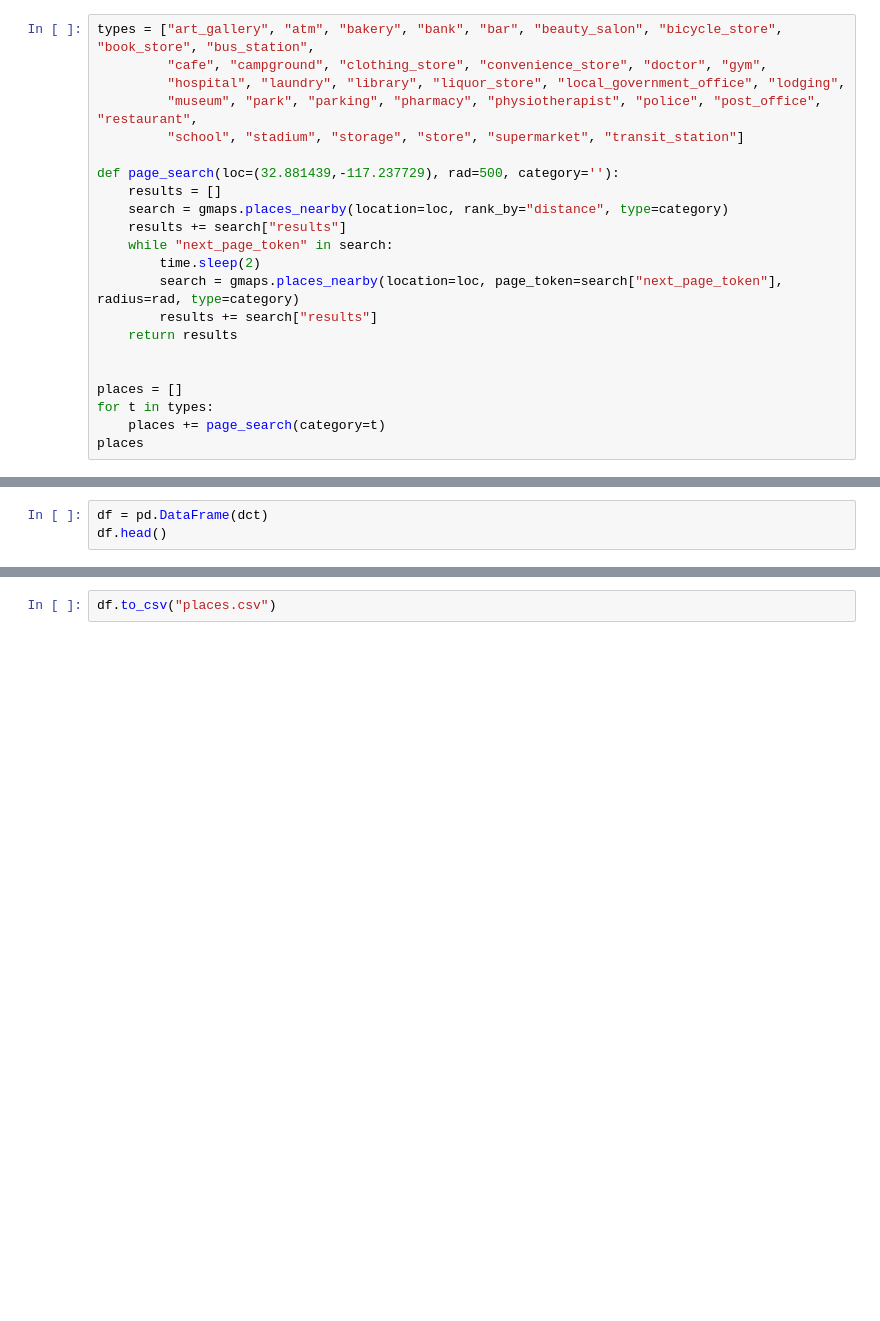
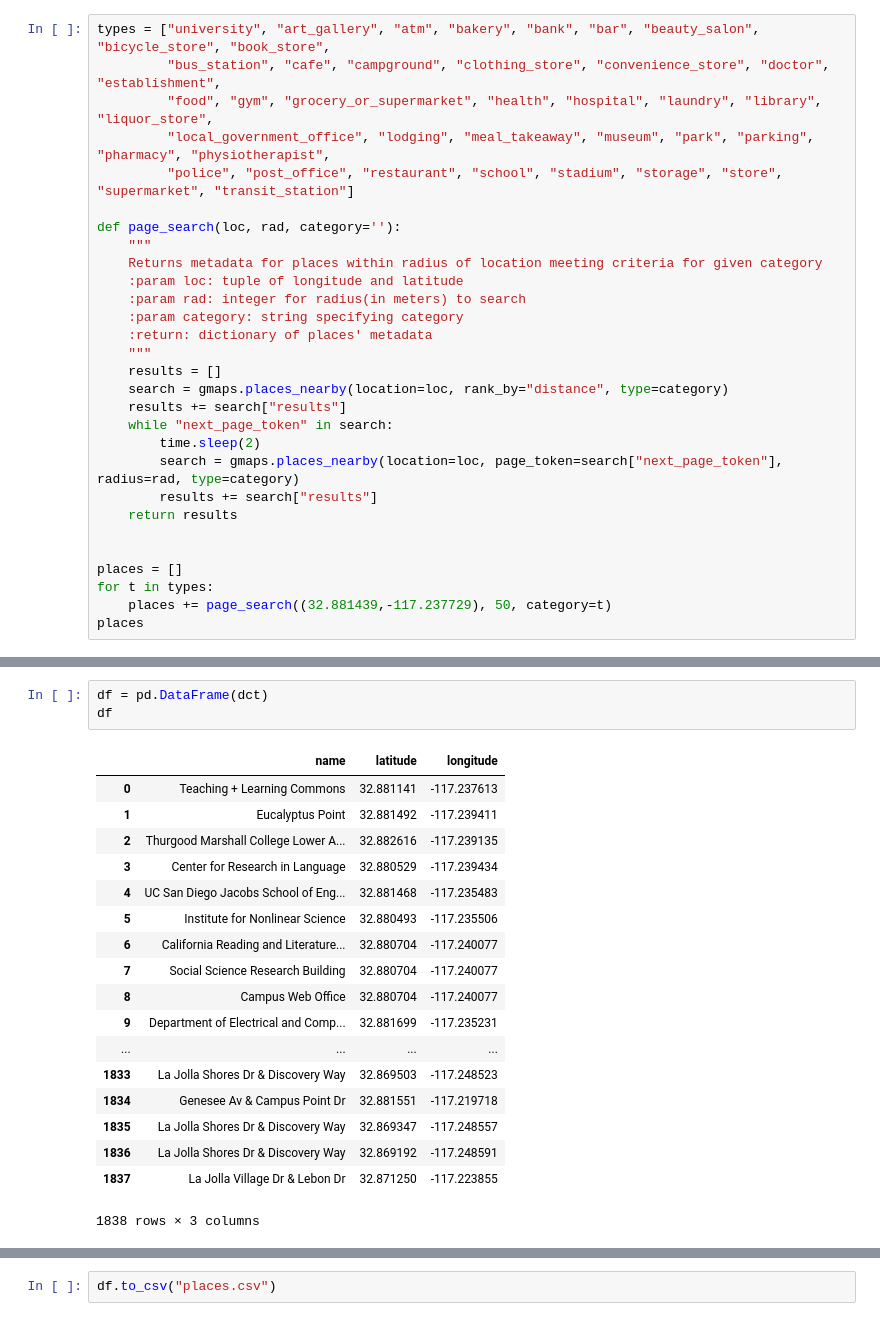
Before and after one commit to TanveerMittal/UCSD_Clustering, a Jupyter notebook: data_wrangling.ipynb, the cells around one changed output, grey strips where cells are left out. Cells and saved outputs as stored; diff of their text form; blank space fills up the shorter version.

```diff
--- a/data_wrangling.ipynb
+++ b/data_wrangling.ipynb
@@ -10,11 +13,18 @@ gmaps
 # %%
-types = ["art_gallery", "atm", "bakery", "bank", "bar", "beauty_salon", "bicycle_store", "book_store", "bus_station",
-         "cafe", "campground", "clothing_store", "convenience_store", "doctor", "gym",
-         "hospital", "laundry", "library", "liquor_store", "local_government_office", "lodging",
-         "museum", "park", "parking", "pharmacy", "physiotherapist", "police", "post_office", "restaurant",
-         "school", "stadium", "storage", "store", "supermarket", "transit_station"]
+types = ["university", "art_gallery", "atm", "bakery", "bank", "bar", "beauty_salon", "bicycle_store", "book_store",
+         "bus_station", "cafe", "campground", "clothing_store", "convenience_store", "doctor", "establishment",
+         "food", "gym", "grocery_or_supermarket", "health", "hospital", "laundry", "library", "liquor_store",
+         "local_government_office", "lodging", "meal_takeaway", "museum", "park", "parking", "pharmacy", "physiotherapist",
+         "police", "post_office", "restaurant", "school", "stadium", "storage", "store", "supermarket", "transit_station"]
 
-def page_search(loc=(32.881439,-117.237729), rad=500, category=''):
+def page_search(loc, rad, category=''):
+    """
+    Returns metadata for places within radius of location meeting criteria for given category
+    :param loc: tuple of longitude and latitude
+    :param rad: integer for radius(in meters) to search
+    :param category: string specifying category
+    :return: dictionary of places' metadata
+    """
     results = []
     search = gmaps.places_nearby(location=loc, rank_by="distance", type=category)
     results += search["results"]
@@ -27,5 +37,5 @@ def page_search(loc=(32.881439,-117.237729), rad=500, category=''):
 
 places = []
 for t in types:
-    places += page_search(category=t)
+    places += page_search((32.881439,-117.237729), 50, category=t)
 places
@@ -39,3 +85,22 @@ dct
 # %%
 df = pd.DataFrame(dct)
-df.head()
+df
+# %% [output]
+|  | name | latitude | longitude |
+| 0 | Teaching + Learning Commons | 32.881141 | -117.237613 |
+| 1 | Eucalyptus Point | 32.881492 | -117.239411 |
+| 2 | Thurgood Marshall College Lower A... | 32.882616 | -117.239135 |
+| 3 | Center for Research in Language | 32.880529 | -117.239434 |
+| 4 | UC San Diego Jacobs School of Eng... | 32.881468 | -117.235483 |
+| 5 | Institute for Nonlinear Science | 32.880493 | -117.235506 |
+| 6 | California Reading and Literature... | 32.880704 | -117.240077 |
+| 7 | Social Science Research Building | 32.880704 | -117.240077 |
+| 8 | Campus Web Office | 32.880704 | -117.240077 |
+| 9 | Department of Electrical and Comp... | 32.881699 | -117.235231 |
+| ... | ... | ... | ... |
+| 1833 | La Jolla Shores Dr & Discovery Way | 32.869503 | -117.248523 |
+| 1834 | Genesee Av & Campus Point Dr | 32.881551 | -117.219718 |
+| 1835 | La Jolla Shores Dr & Discovery Way | 32.869347 | -117.248557 |
+| 1836 | La Jolla Shores Dr & Discovery Way | 32.869192 | -117.248591 |
+| 1837 | La Jolla Village Dr & Lebon Dr | 32.871250 | -117.223855 |
+1838 rows × 3 columns
```
Also changed, not shown: parts of 6 cells of this notebook, 4 other files.
